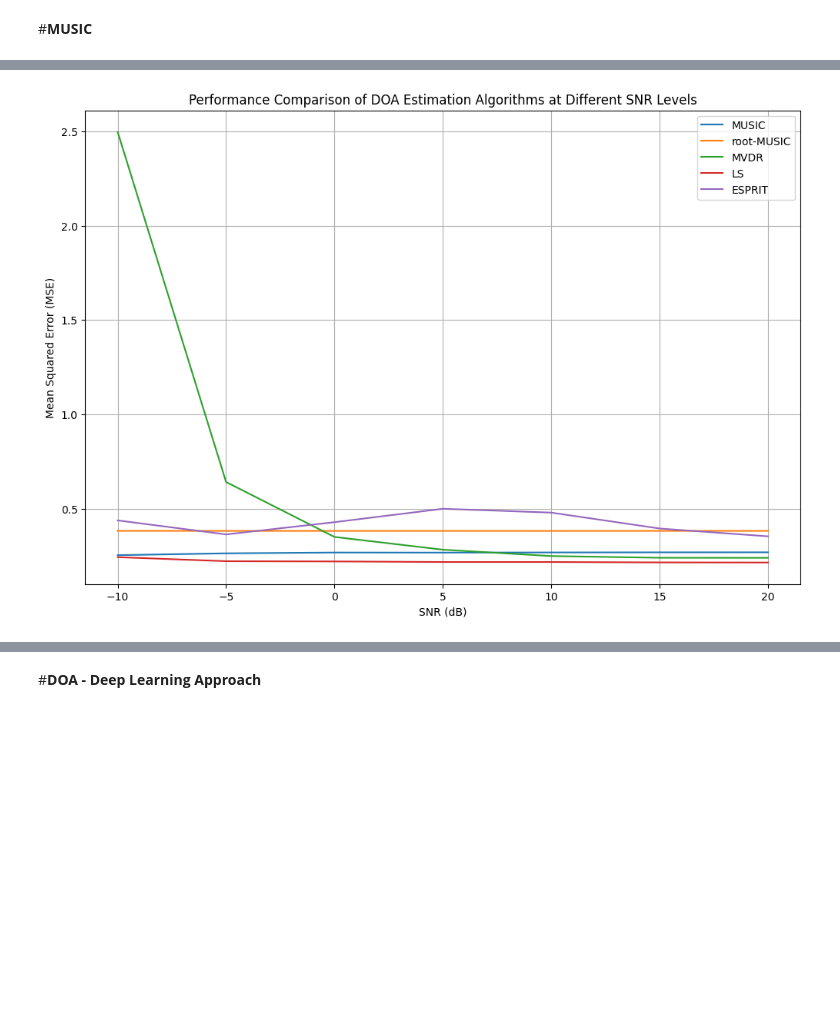
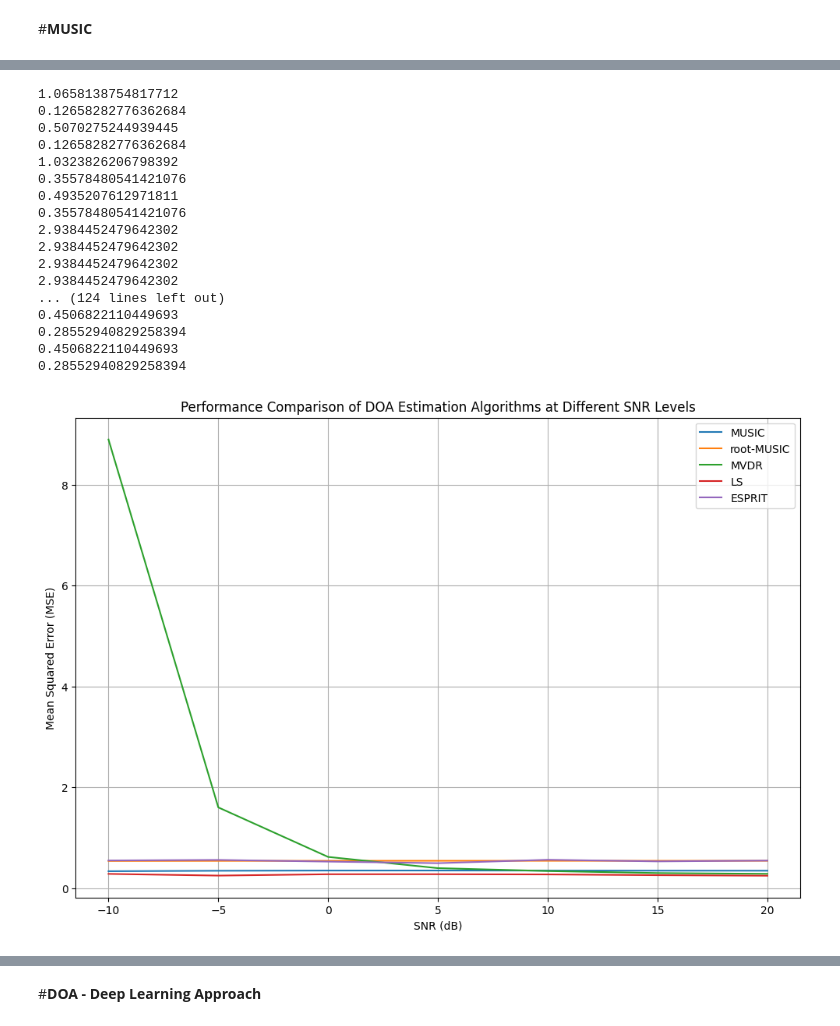
Before and after one commit to omerbokobza/DOAsAlgorithmsImpl, a Jupyter notebook: RADAR.ipynb, the cells around one changed output, grey strips where cells are left out. Drawn from its saved outputs; the diff is of its cells as text; code cells hidden in the pictures; blank space fills up the shorter version.

```diff
--- a/RADAR.ipynb
+++ b/RADAR.ipynb
@@ -173,7 +230,6 @@ def calculate_mse(true_DOAs, estimated_DOAs):
 # %%
 import numpy as np
 import matplotlib.pyplot as plt
-
 # Define parameters
 num_antennas = 8
 num_samples = 1000
@@ -182,8 +238,8 @@ quantization_bits = 2 # Number of bits for quantization
 theta_range = np.linspace(-np.pi / 2, np.pi / 2, 180)
 
 # Define true DOAs and source amplitudes
-true_DOAs = [0.1, -0.4]#, 0.5,-0.9]  # True DOA angles in radians
-amplitudes = [1.2, 0.3]#, 0.6,1.4]  # Amplitudes of sources
+true_DOAs = [1, -0.4, 0.5,-0.9]  # True DOA angles in radians
+amplitudes = [1.2, 0.3, 0.6,1.4]  # Amplitudes of sources
 
 # Create a uniform linear antenna array
 antenna_spacing = 0.5
@@ -192,7 +248,7 @@ array_response = np.exp(1j * 2 * np.pi * np.arange(num_antennas) * antenna_spaci
 # Initialize arrays to store MSE results for each algorithm
 mse_results = []
 
-# Generate received signals (original, unquantized)
+# # Generate received signals (original, unquantized)
 np.random.seed(0)
 noise = np.random.randn(num_antennas, num_samples) + 1j * np.random.randn(num_antennas, num_samples)
 received_signals_original = np.zeros((num_antennas, num_samples), dtype=complex)
@@ -201,17 +257,16 @@ for i in range(num_sources):
     source_signal = amplitudes[i] * np.exp(1j * 2 * np.pi * np.sin(true_DOAs[i]) * np.arange(num_samples))
     received_signals_original += np.outer(array_response, source_signal)
 
-# Add noise to the received signals
+# # Add noise to the received signals
 noise_power = 10 ** (-10 / 10)  # Noise power (adjust SNR as needed)
 received_signals_original += np.sqrt(noise_power) * noise
-
 
 # Perform DOA estimation with each algorithm
 estimated_DOAs_music = music_algorithm(received_signals_original, num_antennas, num_sources, theta_range)
 estimated_DOAs_root_music = root_music_algorithm(received_signals_original, num_antennas, num_sources, theta_range)
 estimated_DOAs_mvdr = mvdr_algorithm(received_signals_original, num_antennas, num_sources, theta_range)
 estimated_DOAs_ls = ls_algorithm(received_signals_original, num_antennas, num_sources, theta_range)
-estimated_DOAs_esprit = esprit_algorithm(received_signals_original, num_antennas, num_sources)
+estimated_DOAs_esprit = esprit_algorithm(received_signals_original, num_antennas, num_sources, theta_range)
 
 # Quantize the received signals
 received_signals_quantized = quantize_signal(received_signals_original, quantization_bits)
@@ -221,7 +276,7 @@ estimated_DOAs_music_quantized = music_algorithm(received_signals_quantized, num
 estimated_DOAs_root_music_quantized = root_music_algorithm(received_signals_quantized, num_antennas, num_sources, theta_range)
 estimated_DOAs_mvdr_quantized = mvdr_algorithm(received_signals_quantized, num_antennas, num_sources, theta_range)
 estimated_DOAs_ls_quantized = ls_algorithm(received_signals_quantized, num_antennas, num_sources, theta_range)
-estimated_DOAs_esprit_quantized = esprit_algorithm(received_signals_quantized, num_antennas, num_sources)
+estimated_DOAs_esprit_quantized = esprit_algorithm(received_signals_quantized, num_antennas, num_sources, theta_range)
 
 # Calculate MSE for each algorithm (quantized and unquantized)
 mse_music = calculate_mse(true_DOAs, estimated_DOAs_music)
@@ -405,7 +464,7 @@ for snr_db in snr_values_db:
         "root-MUSIC": root_music_algorithm(received_signals_snr, num_antennas, num_sources, theta_range),
         "MVDR": mvdr_algorithm(received_signals_snr, num_antennas, num_sources, theta_range),
         "LS": ls_algorithm(received_signals_snr, num_antennas, num_sources, theta_range),
-        "ESPRIT": esprit_algorithm(received_signals_snr, num_antennas, num_sources)
+        "ESPRIT": esprit_algorithm(received_signals_snr, num_antennas, num_sources,theta_range)
     }
 
     # Calculate MSE for each algorithm and store the results
@@ -439,35 +515,52 @@ for snr_db in snr_values_db:
     noise_power = 10 ** (-snr_db / 10)
 
     # Generate received signals with the current SNR (quantized)
     received_signals_snr = received_signals_quantized + np.sqrt(noise_power) * noise
 
     # Perform DOA estimation with each algorithm (quantized)
     estimated_DOAs = {
         "MUSIC": music_algorithm(received_signals_snr, num_antennas, num_sources, theta_range),
         "root-MUSIC": root_music_algorithm(received_signals_snr, num_antennas, num_sources, theta_range),
         "MVDR": mvdr_algorithm(received_signals_snr, num_antennas, num_sources, theta_range),
         "LS": ls_algorithm(received_signals_snr, num_antennas, num_sources, theta_range),
-        "ESPRIT": esprit_algorithm(received_signals_snr, num_antennas, num_sources)
+        "ESPRIT": esprit_algorithm(received_signals_snr, num_antennas, num_sources,theta_range)
     }
 
     # Calculate MSE for each algorithm and store the results
     for algorithm_name, estimated_DOA in estimated_DOAs.items():
         mse = calculate_mse(true_DOAs, estimated_DOA)
         mse_results_snr[algorithm_name].append(mse)
 
 # Create a plot to compare MSE values at different SNR levels for each algorithm
 plt.figure(figsize=(12, 8))
 for algorithm_name in algorithm_names:
     plt.plot(snr_values_db, mse_results_snr[algorithm_name], label=algorithm_name)
 
 plt.xlabel("SNR (dB)")
 plt.ylabel("Mean Squared Error (MSE)")
 plt.title("Performance Comparison of DOA Estimation Algorithms at Different SNR Levels")
 plt.legend()
 plt.grid(True)
 plt.show()
 # %% [output]
+1.0658138754817712
+0.12658282776362684
+0.5070275244939445
+0.12658282776362684
+1.0323826206798392
+0.35578480541421076
+0.4935207612971811
+0.35578480541421076
+2.9384452479642302
+2.9384452479642302
+2.9384452479642302
+2.9384452479642302
+... (124 lines left out)
+0.4506822110449693
+0.28552940829258394
+0.4506822110449693
+0.28552940829258394
-[figure, old version]
+[figure, new version]
 # %%
 # num of anntenas switch UNQUANTIZED
 snr_db = 10
```
Also changed, not shown: parts of 18 cells of this notebook.
